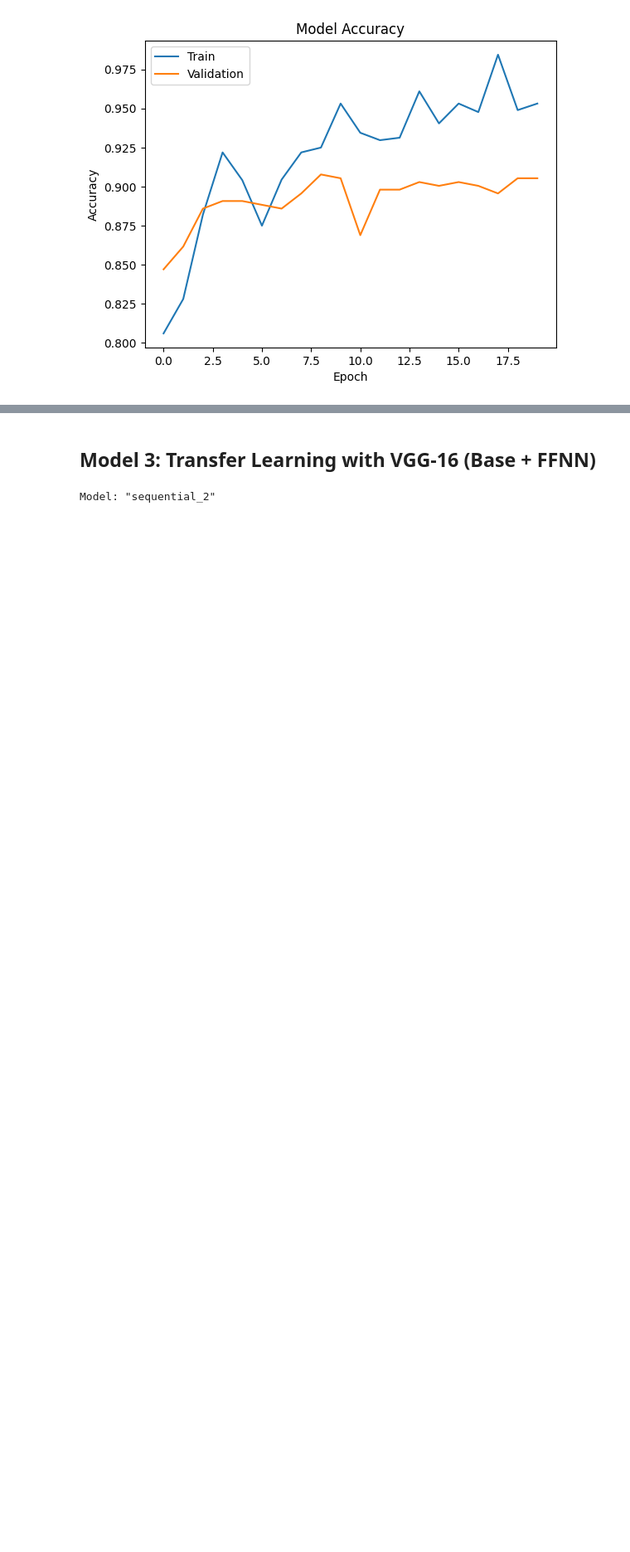
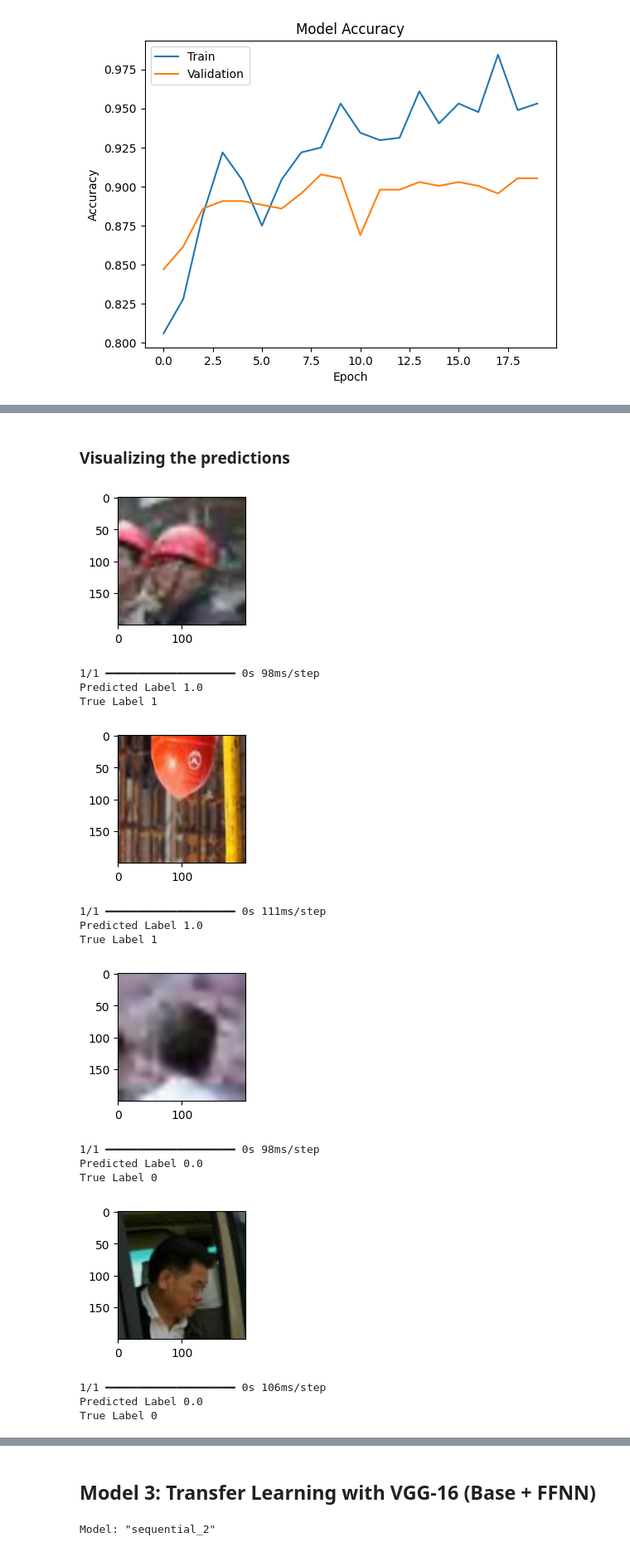
Before and after one commit to AkshayGovindaraj/GoogleColab, a Jupyter notebook: HelmNet_Full_Code.ipynb, the cells around one changed output, grey strips where cells are left out. Shown at 83% size. Cells and saved outputs as stored; diff of their text form; code cells hidden in the pictures; blank space fills up the shorter version.

```diff
--- a/HelmNet_Full_Code.ipynb
+++ b/HelmNet_Full_Code.ipynb
@@ -509 +561,45 @@ plot_confusion_matrix(model_2,X_val_normalized,y_val)
 [figure]
+# %% [markdown]
+### Visualizing the predictions
+# %%
+# Visualizing the predicted and correct label of images from test data
+plt.figure(figsize=(2,2))
+plt.imshow(X_val[1])
+plt.show()
+print('Predicted Label', np.round(model_2.predict((X_val_normalized[1:2]))[0][0],0))
+print('True Label', (y_val.iloc[1,0]))
+
+plt.figure(figsize=(2,2))
+plt.imshow(X_val[2])
+plt.show()
+print('Predicted Label', np.round(model_2.predict((X_val_normalized[2:3]))[0][0]))
+print('True Label', (y_val.iloc[2,0]))
+
+plt.figure(figsize=(2,2))
+plt.imshow(X_val[408])
+plt.show()
+print('Predicted Label', np.round(model_2.predict((X_val_normalized[408:409]))[0][0]))
+print('True Label', (y_val.iloc[408,0]))
+
+plt.figure(figsize=(2,2))
+plt.imshow(X_val[407])
+plt.show()
+print('Predicted Label', np.round(model_2.predict((X_val_normalized[407:408]))[0][0]))
+print('True Label', (y_val.iloc[407,0]))
+# %% [output]
+[figure, added]
+1/1 ━━━━━━━━━━━━━━━━━━━━ 0s 98ms/step
+Predicted Label 1.0
+True Label 1
+[figure, added]
+1/1 ━━━━━━━━━━━━━━━━━━━━ 0s 111ms/step
+Predicted Label 1.0
+True Label 1
+[figure, added]
+1/1 ━━━━━━━━━━━━━━━━━━━━ 0s 98ms/step
+Predicted Label 0.0
+True Label 0
+[figure, added]
+1/1 ━━━━━━━━━━━━━━━━━━━━ 0s 106ms/step
+Predicted Label 0.0
+True Label 0
```
Also changed, not shown: parts of 49 cells of this notebook.
